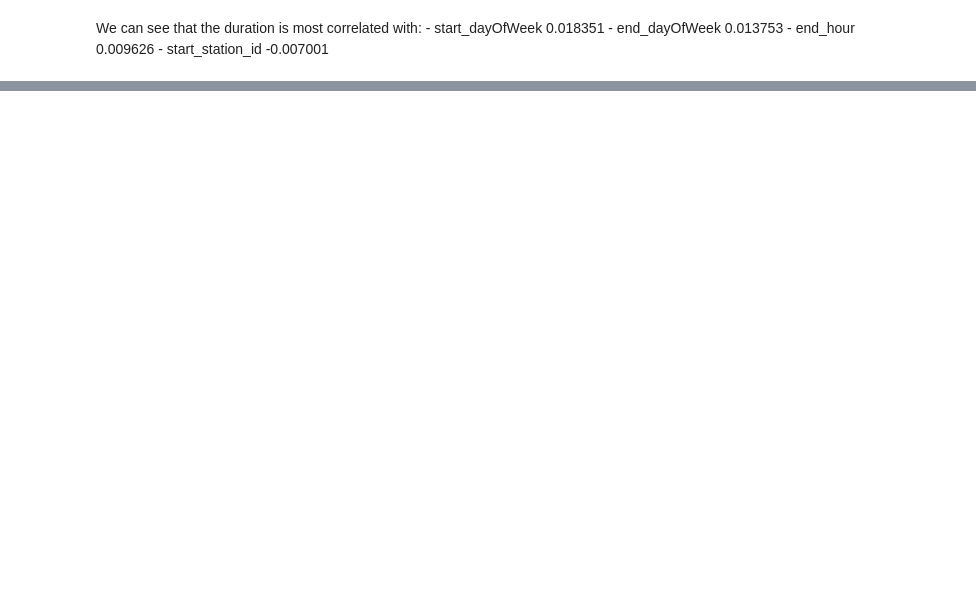
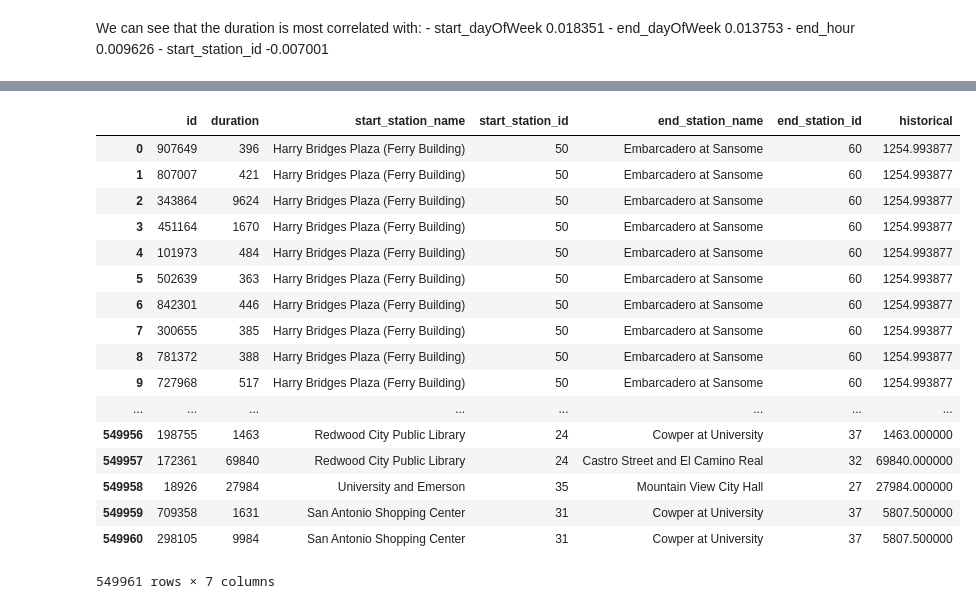
Before and after one commit to rozanecm/7506-MachineLearning, a Jupyter notebook: Notebooks/Some Analysis.ipynb, the cells around one changed output, grey strips where cells are left out. Drawn from its saved outputs; the diff is of its cells as text; code cells hidden in the pictures; blank space fills up the shorter version.

Commit message:
Agregado el Historico a todos los viajes

```diff
--- a/Notebooks/Some Analysis.ipynb
+++ b/Notebooks/Some Analysis.ipynb
@@ -61,0 +181,5 @@ df_duration
+# %%
+#Armamos un Data Frame mas comodo para trabajar. Nuestro objetivo es calcular el HISTORICO de cada viaje
+#Historico: promedio de duracion de viajes entre una estacion y otra.
+trainingShort = trainingSet.loc[:,['id','duration','start_station_name','start_station_id','end_station_name','end_station_id']]
+trainingShort
@@ -61,0 +286,20 @@ df_duration
+# %%
+listaStart = []
+listaEnd = []
+for i in list(trainingShort.start_station_id.values):
+    if i not in listaStart:
+        listaStart.append(i)
+for i in list(trainingShort.end_station_id.values):
+    if i not in listaEnd:
+        listaEnd.append(i)
+# %%
+#Tarda un rato.
+listaHistorico = []
+for i in listaStart:
+    for j in listaEnd:
+        df = trainingShort[(trainingShort['start_station_id'] == i) & (trainingShort['end_station_id'] == j)]
+        historico = df.duration.mean()
+        if (not(math.isnan(historico))):
+            listaHistorico.append([i,j,historico])
+
+listaHistorico
@@ -61,0 +324,17 @@ df_duration
+# %%
+starStationId = []
+endStationId = []
+historical = []
+for x in listaHistorico:
+    starStationId.append(x[0])
+    endStationId.append(x[1])
+    historical.append(x[2])
+
+data = {
+    'start_station_id' : starStationId,
+    'end_station_id' : endStationId,
+    'historical' : historical,
+}
+
+dfData = pd.DataFrame(data,columns = ['start_station_id','end_station_id','historical'])
+dfData
@@ -61,0 +360,22 @@ df_duration
+# %%
+trainingShort = pd.merge(trainingShort,dfData,on =['start_station_id','end_station_id'],how = 'inner')
+trainingShort
+# %% [output]
+|  | id | duration | start_station_name | start_station_id | end_station_name | end_station_id | historical |
+| 0 | 907649 | 396 | Harry Bridges Plaza (Ferry Building) | 50 | Embarcadero at Sansome | 60 | 1254.993877 |
+| 1 | 807007 | 421 | Harry Bridges Plaza (Ferry Building) | 50 | Embarcadero at Sansome | 60 | 1254.993877 |
+| 2 | 343864 | 9624 | Harry Bridges Plaza (Ferry Building) | 50 | Embarcadero at Sansome | 60 | 1254.993877 |
+| 3 | 451164 | 1670 | Harry Bridges Plaza (Ferry Building) | 50 | Embarcadero at Sansome | 60 | 1254.993877 |
+| 4 | 101973 | 484 | Harry Bridges Plaza (Ferry Building) | 50 | Embarcadero at Sansome | 60 | 1254.993877 |
+| 5 | 502639 | 363 | Harry Bridges Plaza (Ferry Building) | 50 | Embarcadero at Sansome | 60 | 1254.993877 |
+| 6 | 842301 | 446 | Harry Bridges Plaza (Ferry Building) | 50 | Embarcadero at Sansome | 60 | 1254.993877 |
+| 7 | 300655 | 385 | Harry Bridges Plaza (Ferry Building) | 50 | Embarcadero at Sansome | 60 | 1254.993877 |
+| 8 | 781372 | 388 | Harry Bridges Plaza (Ferry Building) | 50 | Embarcadero at Sansome | 60 | 1254.993877 |
+| 9 | 727968 | 517 | Harry Bridges Plaza (Ferry Building) | 50 | Embarcadero at Sansome | 60 | 1254.993877 |
+| ... | ... | ... | ... | ... | ... | ... | ... |
+| 549956 | 198755 | 1463 | Redwood City Public Library | 24 | Cowper at University | 37 | 1463.000000 |
+| 549957 | 172361 | 69840 | Redwood City Public Library | 24 | Castro Street and El Camino Real | 32 | 69840.000000 |
+| 549958 | 18926 | 27984 | University and Emerson | 35 | Mountain View City Hall | 27 | 27984.000000 |
+| 549959 | 709358 | 1631 | San Antonio Shopping Center | 31 | Cowper at University | 37 | 5807.500000 |
+| 549960 | 298105 | 9984 | San Antonio Shopping Center | 31 | Cowper at University | 37 | 5807.500000 |
+549961 rows × 7 columns
```
Also changed, not shown: parts of 23 cells of this notebook.
